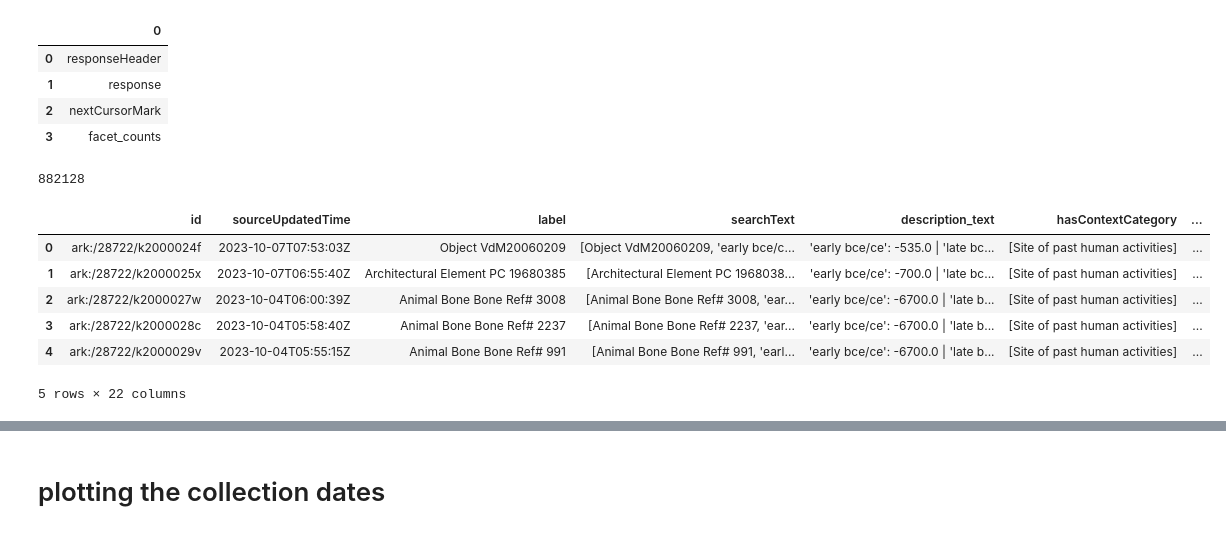
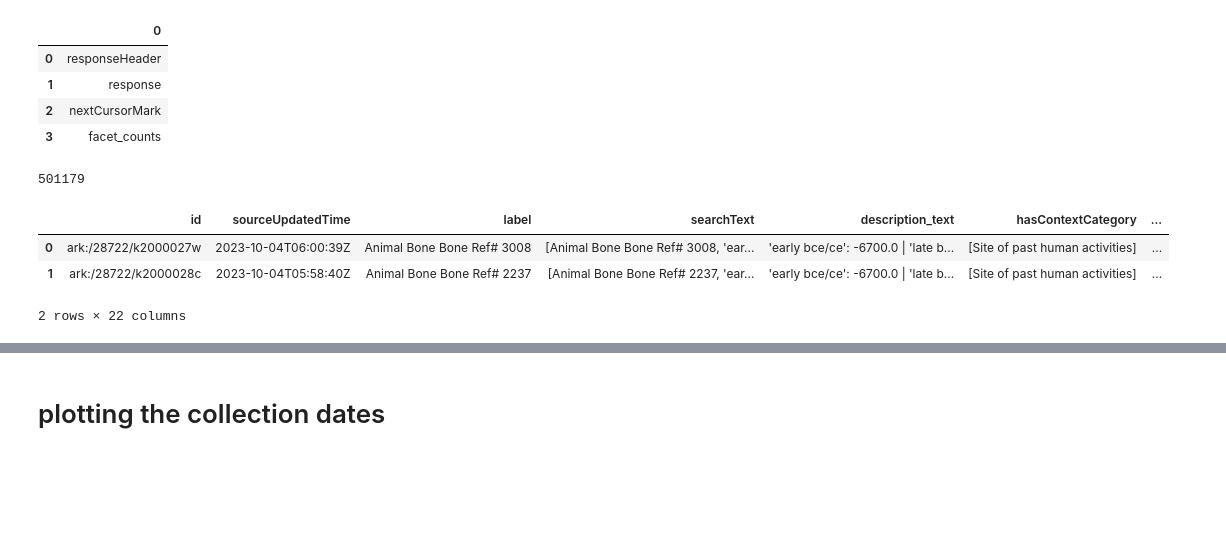
Before and after one commit to isamplesorg/examples, a Jupyter notebook: basic/record_counts.ipynb, the cells around one changed output, grey strips where cells are left out. Saved outputs shown, nothing was run; the diff lists cells and outputs as text; code cells hidden in the pictures; blank space fills up the shorter version.

```diff
--- a/basic/record_counts.ipynb
+++ b/basic/record_counts.ipynb
@@ -123,6 +123,11 @@ class IsbClient2(IsbClient):
         return params
 
     def search(self, params=None, **kwargs):
+        """
+        params vs kwargs:
+        if params is None, then build params from kwargs
+        one exception: if kwargs has thingselect, using the thing/select endpoint
+        """
         if params is None:
             params = self.default_search_params(**kwargs)
 
@@ -165,29 +190,26 @@ INFO:root:url = https://central.isample.xyz/isamples_central/thing/select?q=%2A%
 # %%
 logging.getLogger().setLevel(logging.CRITICAL)
 
 # monkeypatch pysolr?
 monkey_patch_select(active=True)
 SWITCH_TO_POST = 100000
 
-
 cli = IsbClient2()
-fq = cli._fq_from_kwargs(source=('OPENCONTEXT',))
+# build fq: OpenContext source and search for bone
+fq = cli._fq_from_kwargs(source=('OPENCONTEXT',), searchText="bone")
 params = cli.default_search_params(fq=fq, fl=FL_DEFAULT, rows=100, **FACET_RANGE_FIELDS_DEFAULT)
 
 # use pysolr to get the results
 query = cli.search(params=params)
 # print number of hits
 print (len(query))
 results = islice(query, 300)
 
 df = DataFrame(results)
-df.head()
+df.head(2)
 # %% [output]
-882128
+501179
 |  | id | sourceUpdatedTime | label | searchText | description_text | hasContextCategory | ... |
-| 0 | ark:/28722/k2000024f | 2023-10-07T07:53:03Z | Object VdM20060209 | [Object VdM20060209, 'early bce/c... | 'early bce/ce': -535.0 | 'late bc... | [Site of past human activities] | ... |
-| 1 | ark:/28722/k2000025x | 2023-10-07T06:55:40Z | Architectural Element PC 19680385 | [Architectural Element PC 1968038... | 'early bce/ce': -700.0 | 'late bc... | [Site of past human activities] | ... |
-| 2 | ark:/28722/k2000027w | 2023-10-04T06:00:39Z | Animal Bone Bone Ref# 3008 | [Animal Bone Bone Ref# 3008, 'ear... | 'early bce/ce': -6700.0 | 'late b... | [Site of past human activities] | ... |
-| 3 | ark:/28722/k2000028c | 2023-10-04T05:58:40Z | Animal Bone Bone Ref# 2237 | [Animal Bone Bone Ref# 2237, 'ear... | 'early bce/ce': -6700.0 | 'late b... | [Site of past human activities] | ... |
-| 4 | ark:/28722/k2000029v | 2023-10-04T05:55:15Z | Animal Bone Bone Ref# 991 | [Animal Bone Bone Ref# 991, 'earl... | 'early bce/ce': -6700.0 | 'late b... | [Site of past human activities] | ... |
+| 0 | ark:/28722/k2000027w | 2023-10-04T06:00:39Z | Animal Bone Bone Ref# 3008 | [Animal Bone Bone Ref# 3008, 'ear... | 'early bce/ce': -6700.0 | 'late b... | [Site of past human activities] | ... |
+| 1 | ark:/28722/k2000028c | 2023-10-04T05:58:40Z | Animal Bone Bone Ref# 2237 | [Animal Bone Bone Ref# 2237, 'ear... | 'early bce/ce': -6700.0 | 'late b... | [Site of past human activities] | ... |
-5 rows × 22 columns
+2 rows × 22 columns
```
Also changed, not shown: parts of 35 cells of this notebook, 1 other file.
